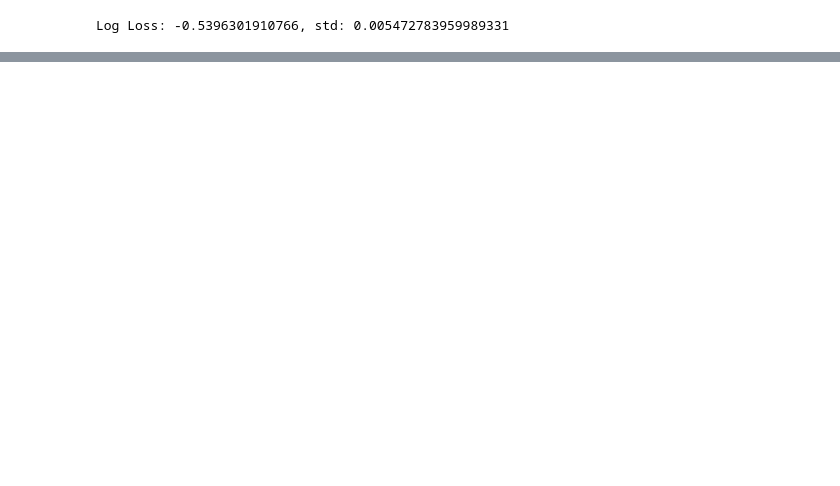
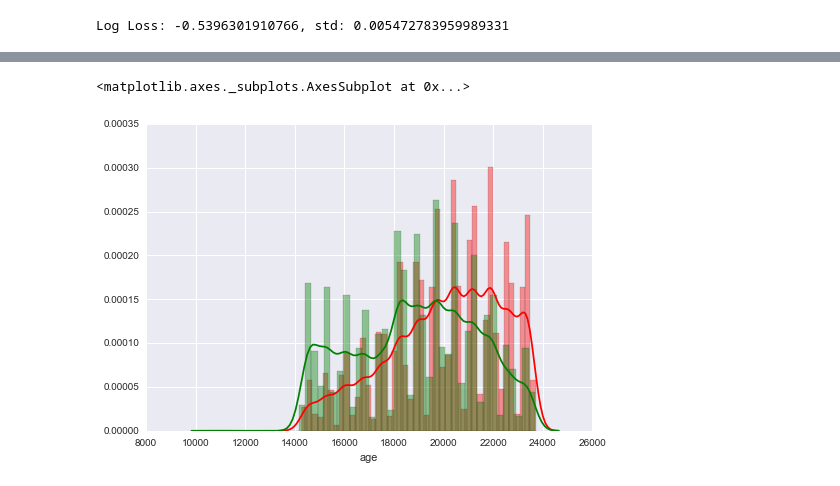
Before and after one commit to senior-sigan/ML_Competitions, a Jupyter notebook: mlbootcamp_health/Investigate.ipynb, the cells around one changed output, grey strips where cells are left out. Cells and saved outputs as stored; diff of their text form; code cells hidden in the pictures; blank space fills up the shorter version.

```diff
--- a/mlbootcamp_health/Investigate.ipynb
+++ b/mlbootcamp_health/Investigate.ipynb
@@ -97 +260,8 @@ sns.distplot(data['weight'])
+# %%
+# sns.distplot(data['age'])
+sns.distplot(data[data['cardio'] == 1]['age'], color='red')
+sns.distplot(data[data['cardio'] != 1]['age'], color='green')
+# %% [output]
+<matplotlib.axes._subplots.AxesSubplot at 0x...>
+[figure, added]
 # %%
```
Also changed, not shown: parts of 37 cells of this notebook, 1 other file.
